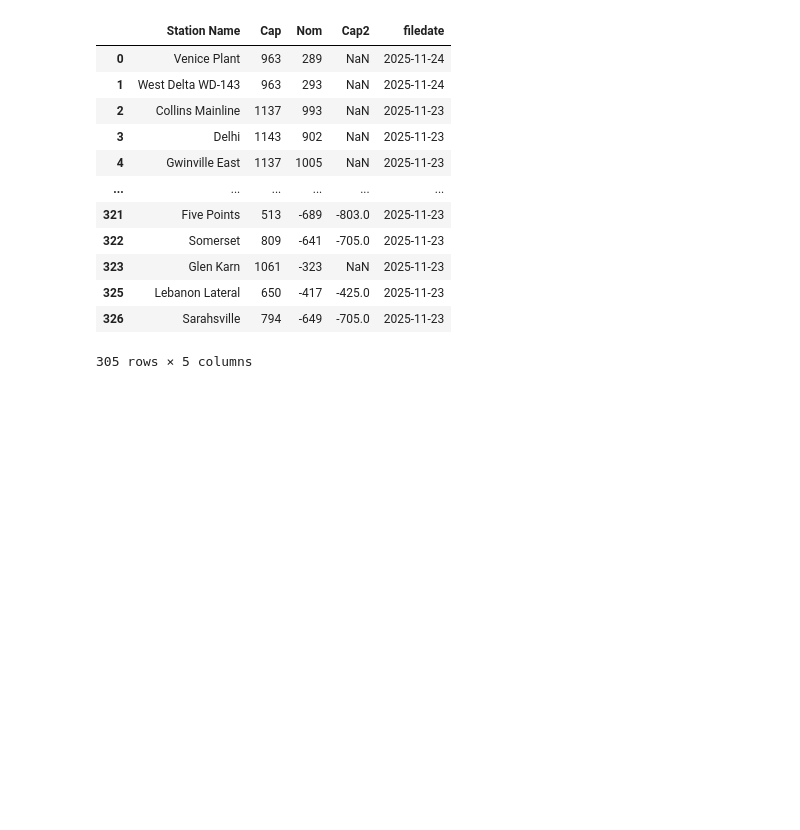
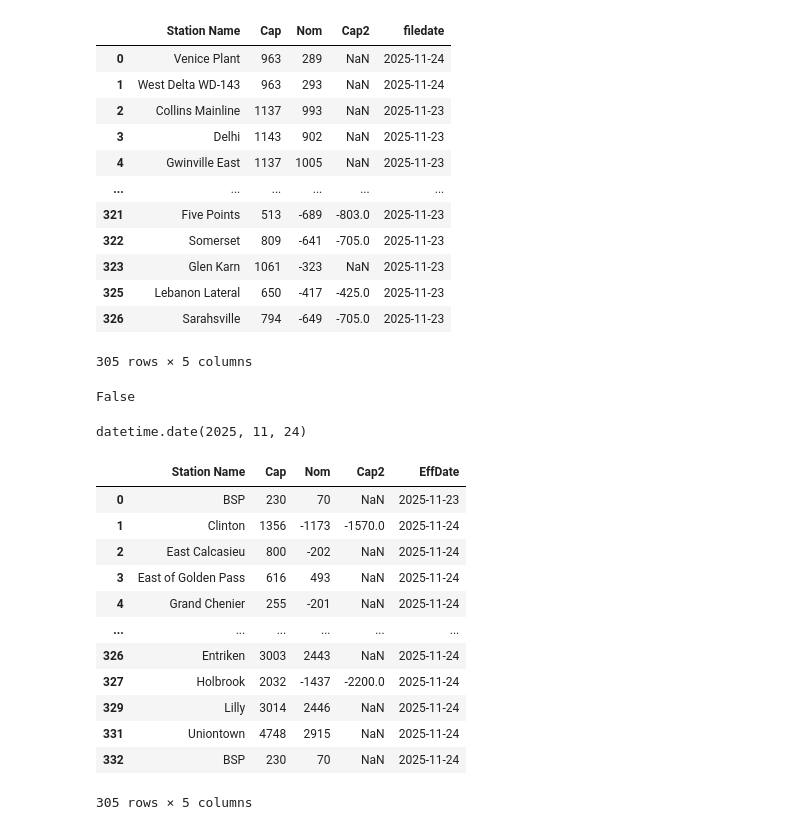
Before and after one commit to Sai-Jagadeesh-UH/enbridgeScrape, a Jupyter notebook: OCcsv.ipynb, the cells around one changed output. Cells and saved outputs as stored; diff of their text form; code cells hidden in the pictures; blank space fills up the shorter version.

```diff
--- a/OCcsv.ipynb
+++ b/OCcsv.ipynb
@@ -108,0 +111,4 @@ combined_df_concise
+# %%
+'2025-11-24'
+# %% [output]
+False
@@ -108,0 +118,5 @@ combined_df_concise
+# %%
+# '2025-11-24'[8:]
+parseDate('2025-11-24')
+# %% [output]
+datetime.date(2025, 11, 24)
@@ -108,0 +125,17 @@ combined_df_concise
+# %%
+df = getConcatDf()
+df
+# %% [output]
+|  | Station Name | Cap | Nom | Cap2 | EffDate |
+| 0 | BSP | 230 | 70 | NaN | 2025-11-23 |
+| 1 | Clinton | 1356 | -1173 | -1570.0 | 2025-11-24 |
+| 2 | East Calcasieu | 800 | -202 | NaN | 2025-11-24 |
+| 3 | East of Golden Pass | 616 | 493 | NaN | 2025-11-24 |
+| 4 | Grand Chenier | 255 | -201 | NaN | 2025-11-24 |
+| ... | ... | ... | ... | ... | ... |
+| 326 | Entriken | 3003 | 2443 | NaN | 2025-11-24 |
+| 327 | Holbrook | 2032 | -1437 | -2200.0 | 2025-11-24 |
+| 329 | Lilly | 3014 | 2446 | NaN | 2025-11-24 |
+| 331 | Uniontown | 4748 | 2915 | NaN | 2025-11-24 |
+| 332 | BSP | 230 | 70 | NaN | 2025-11-24 |
+305 rows × 5 columns
```
Also changed, not shown: parts of 10 cells of this notebook, 10 other files.
